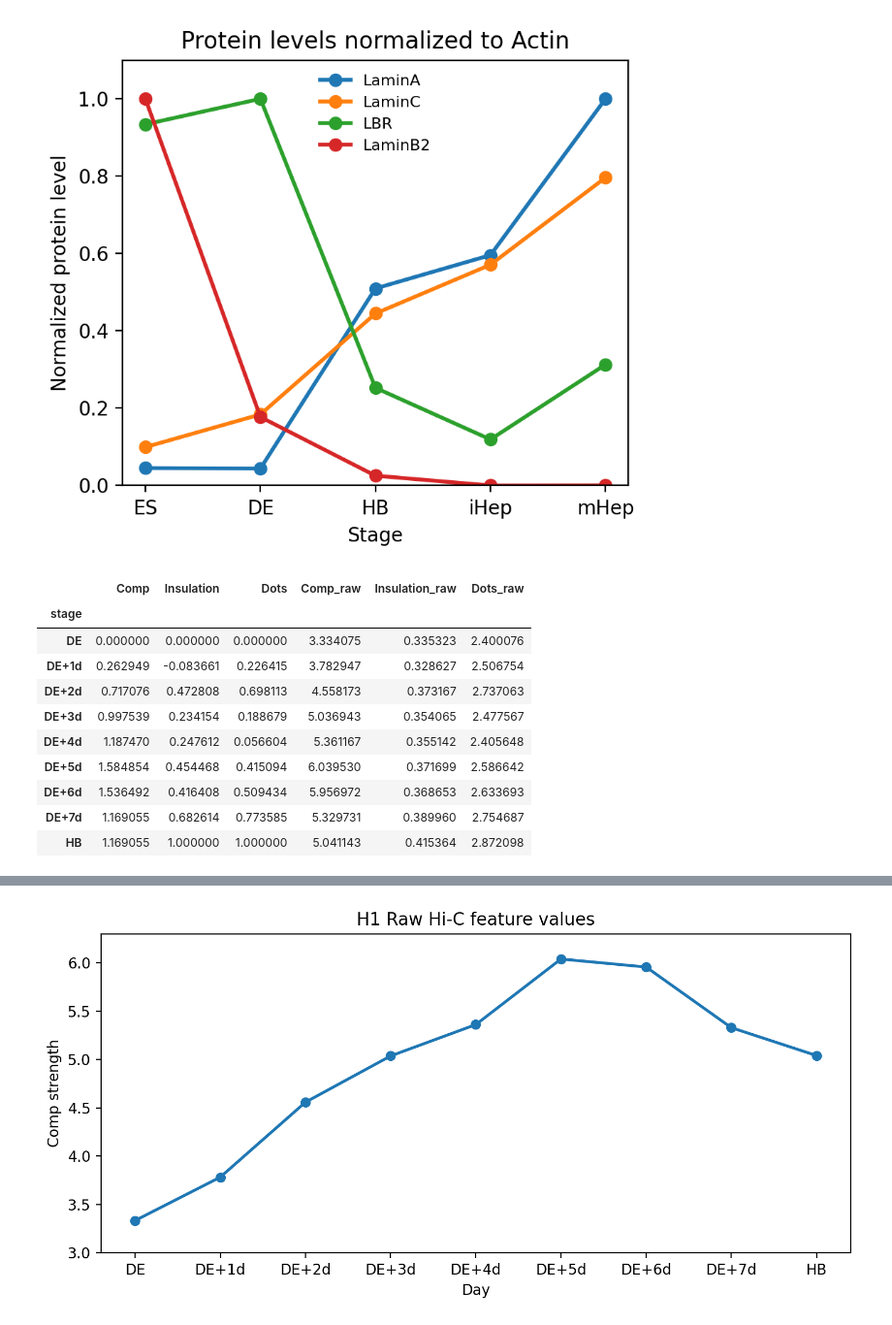
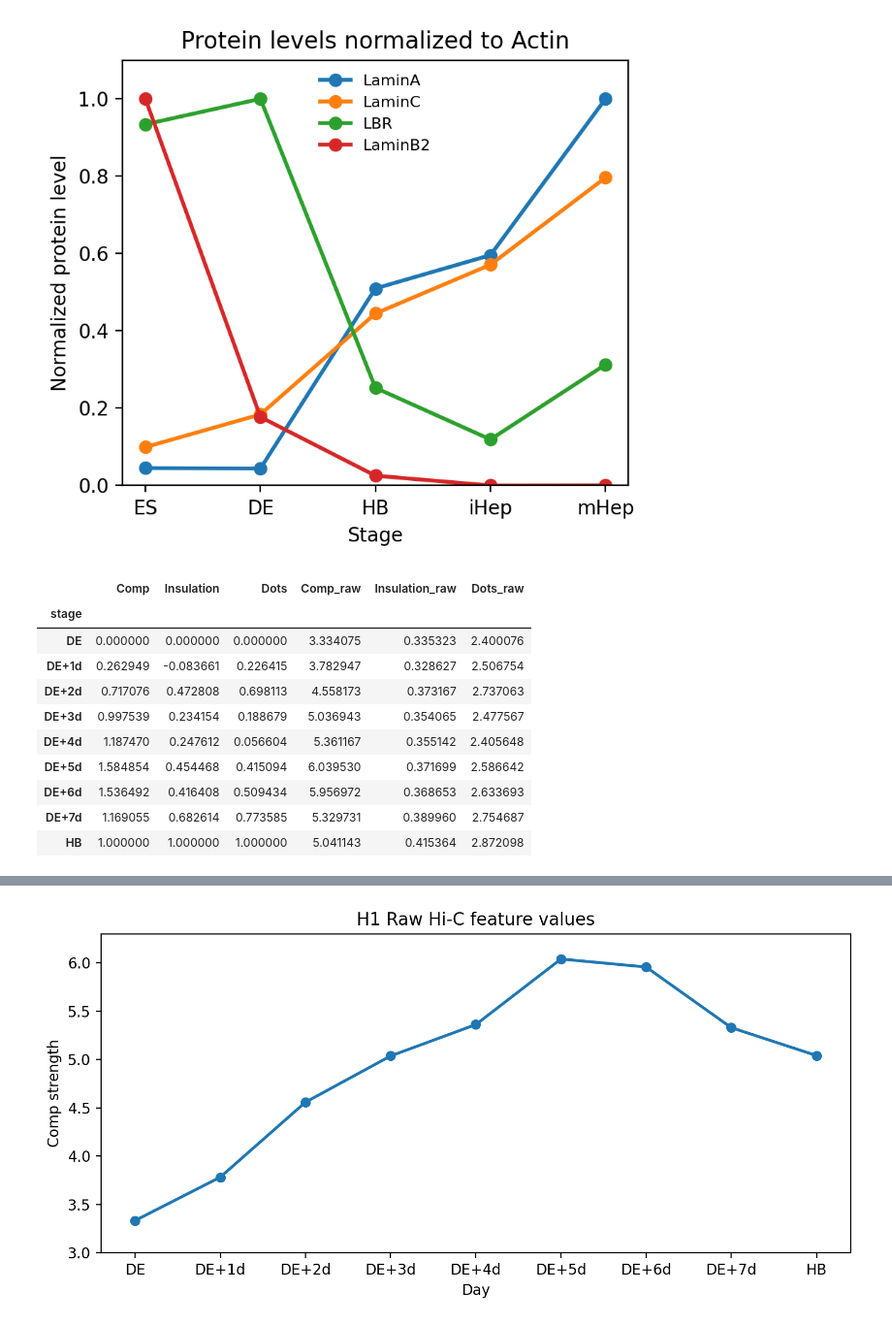
Before and after one commit to dekkerlab/4DN-Hardening-paper, a Jupyter notebook: Code_Fig-imaging-WB/Westernblot.quantification.Compartment_score.ipynb, the cells around one changed output, grey strips where cells are left out. Shown at 97% size. Drawn from its saved outputs; the diff is of its cells as text; code cells hidden in the pictures.

```diff
--- a/Code_Fig-imaging-WB/Westernblot.quantification.Compartment_score.ipynb
+++ b/Code_Fig-imaging-WB/Westernblot.quantification.Compartment_score.ipynb
@@ -115,34 +115,34 @@ plt.show()
 # %%
 HiCfeature = pd.DataFrame({
     "stage": ["DE", "DE+1d", "DE+2d","DE+3d","DE+4d","DE+5d","DE+6d","DE+7d","HB"],
-    "Comp": [0, 0.262948936, 0.717076438, 0.997539203, 1.187469992,1.584854345,1.536491972,1.169054756,1.169054756],
+    "Comp": [0, 0.2629489361945334, 0.717076438430274, 0.9975392030980564, 1.187469992,1.584854345,1.536491972,1.169054756,1.0],
     "Insulation": [0, -0.083660655, 0.47280849, 0.234154292, 0.247611745,0.454468257,0.416408193,0.682613514,1],
     "Dots": [0, 0.226415094, 0.698113208, 0.188679245, 0.056603774, 0.41509434, 0.509433962, 0.773584906, 1],
     "Comp_raw": [3.33407509546003, 3.782946860394271, 4.55817347429062, 5.036942538720786, 5.361167347558907, 6.039529535482768, 5.956971666869024, 5.329731283427393, 5.041143286837534],
     "Insulation_raw": [0.33532291771478984, 0.3286266083474873, 0.37316713379992617, 0.3540649365183497, 0.3551420888357088, 0.3716991573075422, 0.36865277951048697, 0.38996020506118345, 0.4153642386218773],
     "Dots_raw": [2.400075671975632,2.506754466152261,2.737063208296767,2.4775674395889538,2.405647660353247,2.586641661360211,2.6336925206531885,2.754687322764171,2.8720982712415215],
 })
 
 #dots in DE: 2.5116389447081966,3.228771819577838
 #dots in HB: 3.047813598493587, 3.865067070209121
 
 #insulation score in DE:0.39516803335762696, 0.41276776773603274
 #insulation score in HB: 0.41594107750947573,0.4710782690150622
 
 HiCfeature = HiCfeature.set_index("stage")
 HiCfeature
 # %% [output]
 |  | Comp | Insulation | Dots | Comp_raw | Insulation_raw | Dots_raw |
 | stage |  |  |  |  |  |  |
 | DE | 0.000000 | 0.000000 | 0.000000 | 3.334075 | 0.335323 | 2.400076 |
 | DE+1d | 0.262949 | -0.083661 | 0.226415 | 3.782947 | 0.328627 | 2.506754 |
 | DE+2d | 0.717076 | 0.472808 | 0.698113 | 4.558173 | 0.373167 | 2.737063 |
 | DE+3d | 0.997539 | 0.234154 | 0.188679 | 5.036943 | 0.354065 | 2.477567 |
 | DE+4d | 1.187470 | 0.247612 | 0.056604 | 5.361167 | 0.355142 | 2.405648 |
 | DE+5d | 1.584854 | 0.454468 | 0.415094 | 6.039530 | 0.371699 | 2.586642 |
 | DE+6d | 1.536492 | 0.416408 | 0.509434 | 5.956972 | 0.368653 | 2.633693 |
 | DE+7d | 1.169055 | 0.682614 | 0.773585 | 5.329731 | 0.389960 | 2.754687 |
-| HB | 1.169055 | 1.000000 | 1.000000 | 5.041143 | 0.415364 | 2.872098 |
+| HB | 1.000000 | 1.000000 | 1.000000 | 5.041143 | 0.415364 | 2.872098 |
 # %%
 plot_cols = [
     "Comp",
```
Also changed, not shown: parts of 1 cell of this notebook.
